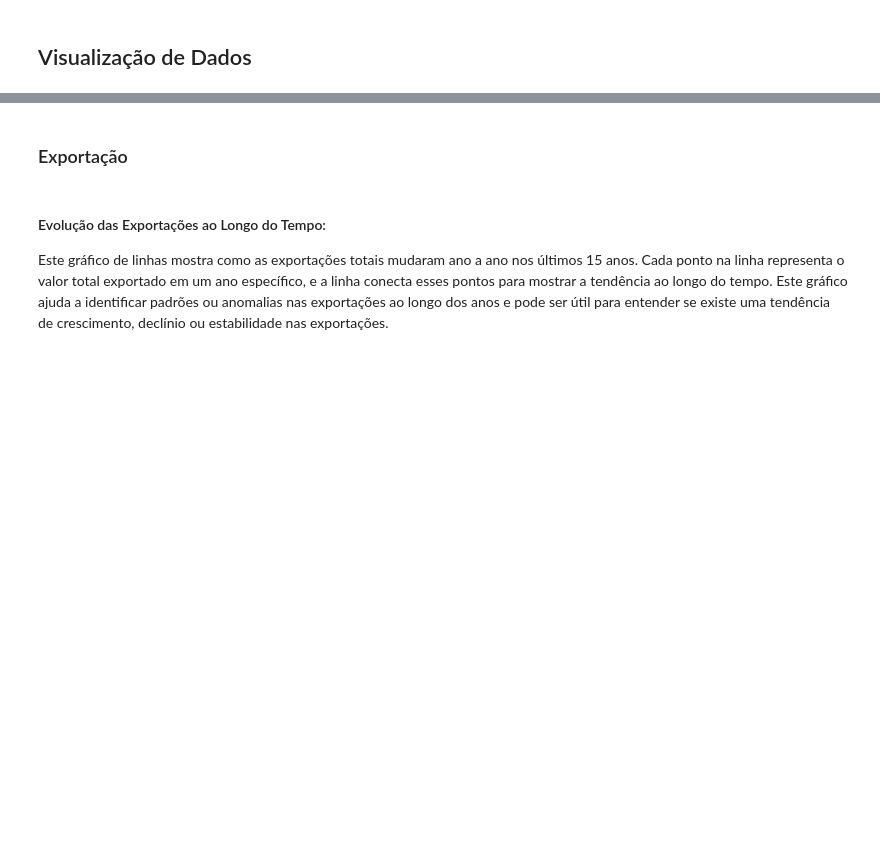
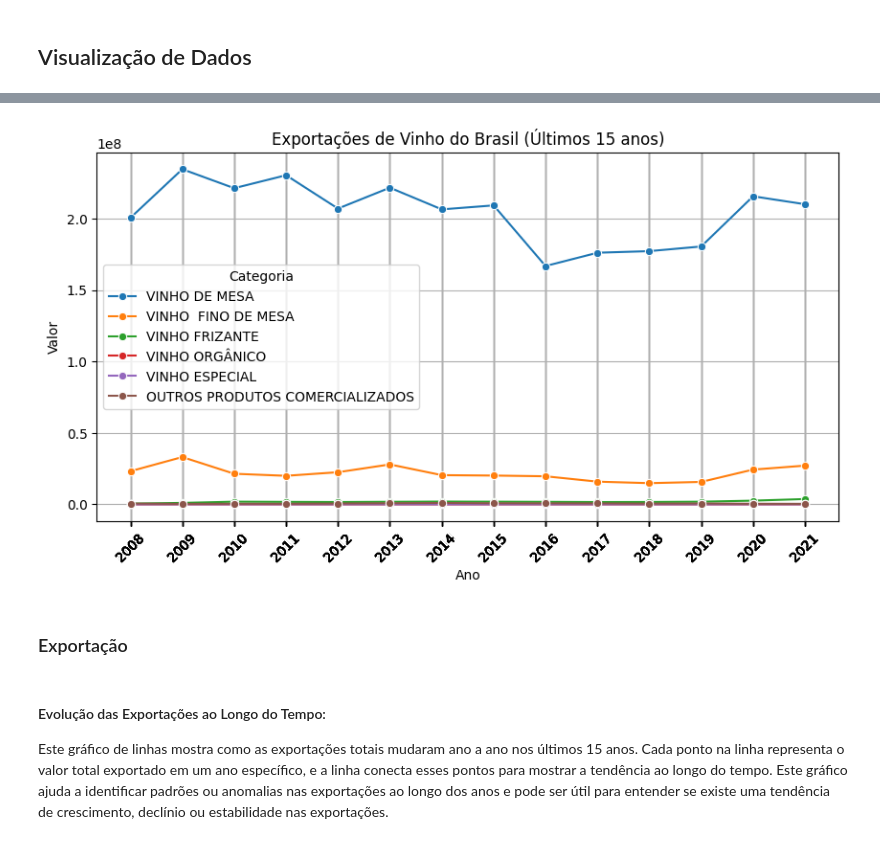
Before and after one commit to nineteens/tech-challenges, a Jupyter notebook: projetos/vinho/analise_exploratoria.ipynb, the cells around one changed output, grey strips where cells are left out. Drawn from its saved outputs; the diff is of its cells as text; code cells hidden in the pictures; blank space fills up the shorter version.

Commit message:
Alteração do tratamento dos dados de Comércio e criação do primeiro gráfico de exportação por categoria de vinho nos últimos 15 anos

```diff
--- a/projetos/vinho/analise_exploratoria.ipynb
+++ b/projetos/vinho/analise_exploratoria.ipynb
@@ -98,3 +160,22 @@ df_exportacao_total['ano'] = df_exportacao_total['ano'].astype(int)
+# %%
+# Creating the plot
+plt.figure(figsize=(10, 5))
+sns.lineplot(data=df_comercio_vinhos_melted, x='Ano', y='Valor', hue='Categoria', marker="o")
+
+# Setting the titles and labels
+plt.title('Exportações de Vinho do Brasil (Últimos 15 anos)')
+plt.xlabel('Ano')
+plt.ylabel('Valor')
+plt.xticks(rotation=45)
+plt.grid(True)
+
+# Ensuring that one year is represented per grid line
+plt.xticks(ticks=df_comercio_vinhos_melted['Ano'], labels=df_comercio_vinhos_melted['Ano'])
+
+# Displaying the plot
+plt.show()
+# %% [output]
+[figure, added]
 # %% [markdown]
 ### Exportação
 # %%
```
Also changed, not shown: parts of 10 cells of this notebook.
